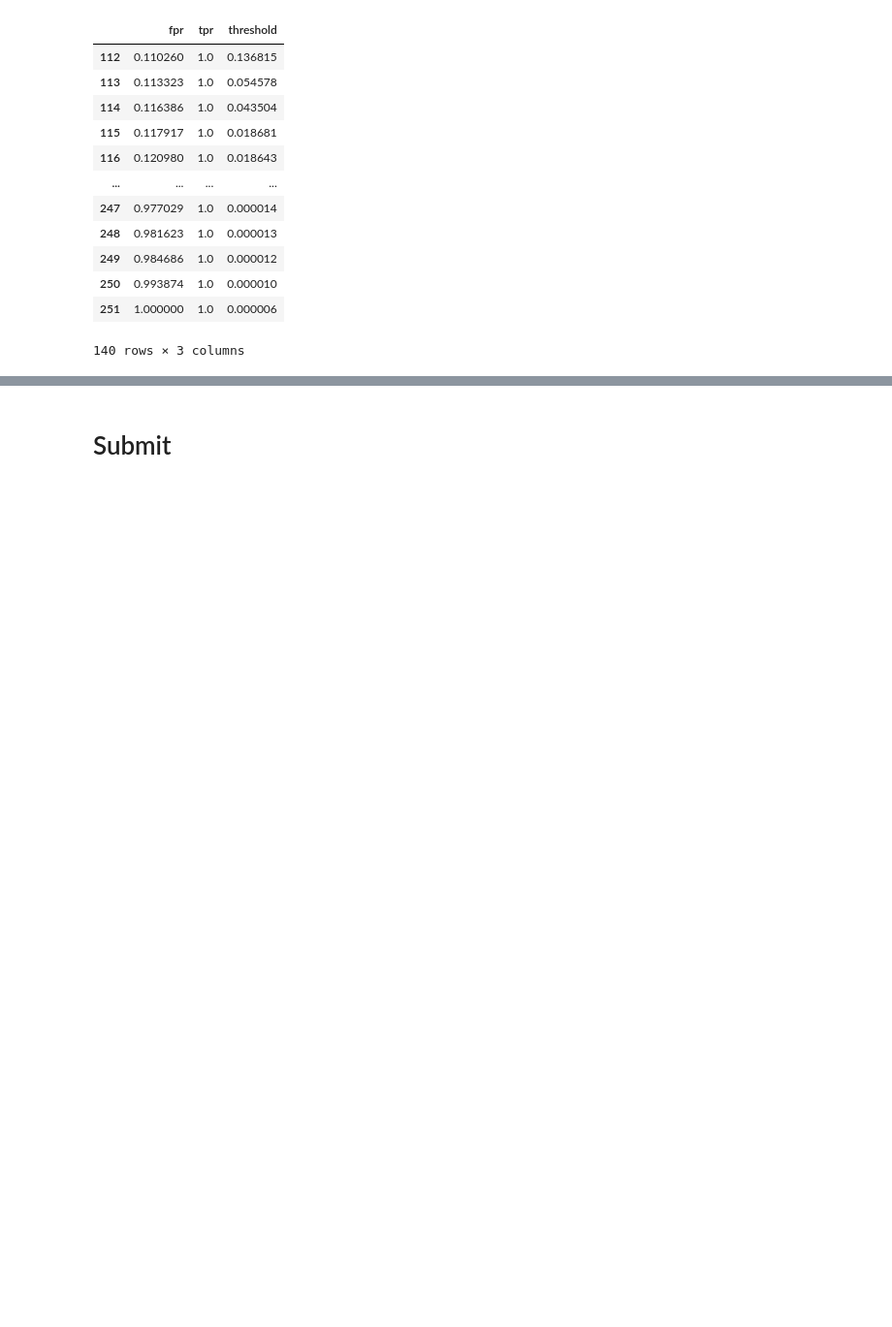
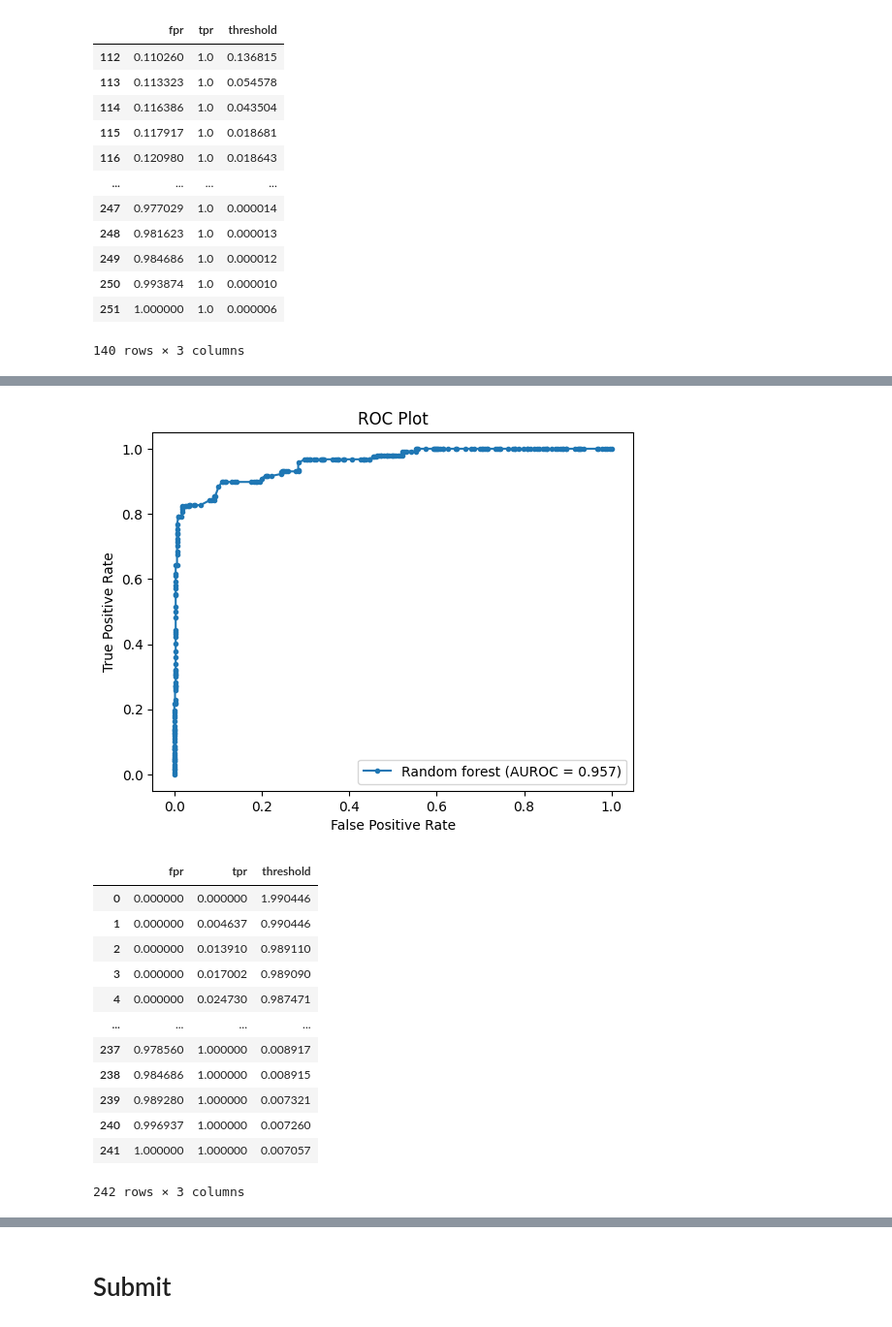
Before and after one commit to MerleSt/MushroomClassification, a Jupyter notebook: Notebooks/mushroom_model.ipynb, the cells around one changed output, grey strips where cells are left out. Shown at 97% size. Saved outputs shown, nothing was run; the diff lists cells and outputs as text; code cells hidden in the pictures; blank space fills up the shorter version.

```diff
--- a/Notebooks/mushroom_model.ipynb
+++ b/Notebooks/mushroom_model.ipynb
@@ -544,0 +522,33 @@ Adjusted Accuracy: 0.7284615384615385
+# %%
+rf_fpr, rf_tpr, rf_threshold = roc_curve(y_test, probabilities)
+rf_auc = roc_auc_score(y_test,probabilities)
+
+plt.plot(rf_fpr, rf_tpr, marker='.', label='Random forest (AUROC = %0.3f)' % rf_auc)
+
+# Title
+plt.title('ROC Plot')
+# Axis labels
+plt.xlabel('False Positive Rate')
+plt.ylabel('True Positive Rate')
+# Show legend
+plt.legend() #
+# Show plot
+plt.show()
+
+win_threshold = pd.DataFrame({'fpr':rf_fpr,'tpr':rf_tpr,'threshold':rf_threshold})
+win_threshold
+# %% [output]
+[figure, added]
+|  | fpr | tpr | threshold |
+| 0 | 0.000000 | 0.000000 | 1.990446 |
+| 1 | 0.000000 | 0.004637 | 0.990446 |
+| 2 | 0.000000 | 0.013910 | 0.989110 |
+| 3 | 0.000000 | 0.017002 | 0.989090 |
+| 4 | 0.000000 | 0.024730 | 0.987471 |
+| ... | ... | ... | ... |
+| 237 | 0.978560 | 1.000000 | 0.008917 |
+| 238 | 0.984686 | 1.000000 | 0.008915 |
+| 239 | 0.989280 | 1.000000 | 0.007321 |
+| 240 | 0.996937 | 1.000000 | 0.007260 |
+| 241 | 1.000000 | 1.000000 | 0.007057 |
+242 rows × 3 columns
```
Also changed, not shown: parts of 13 cells of this notebook.
